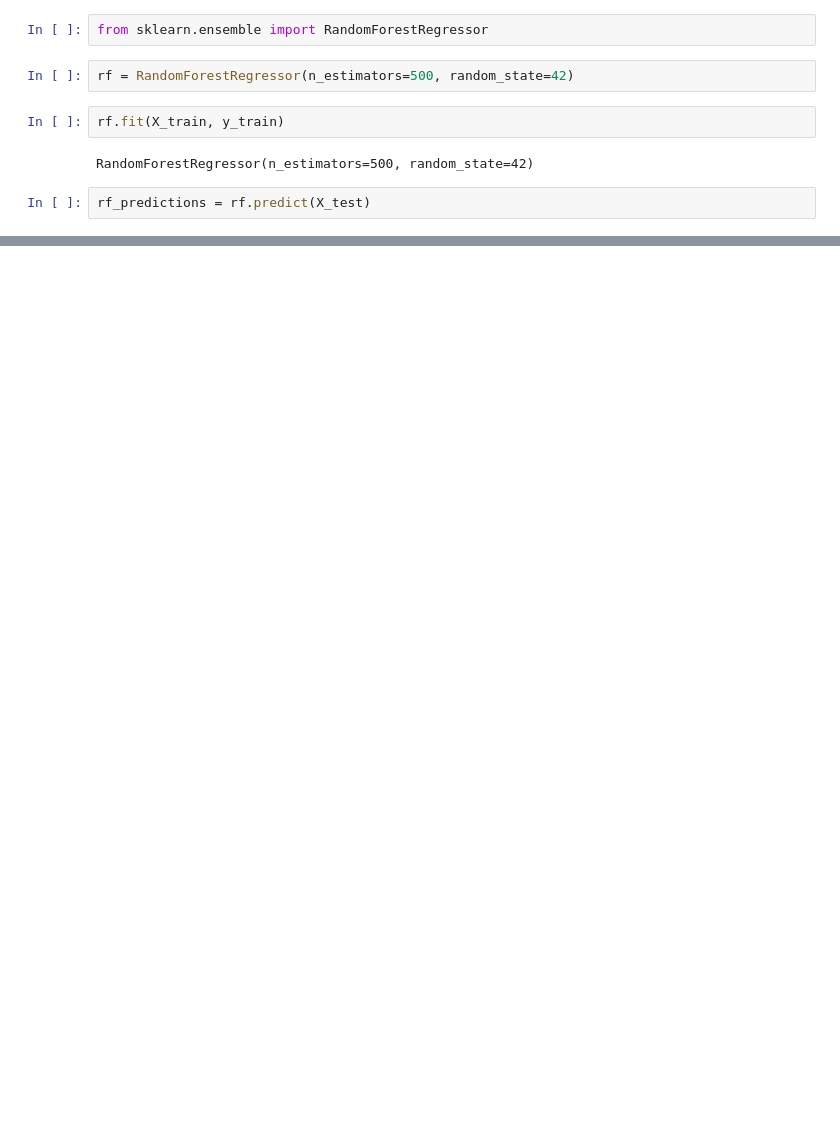
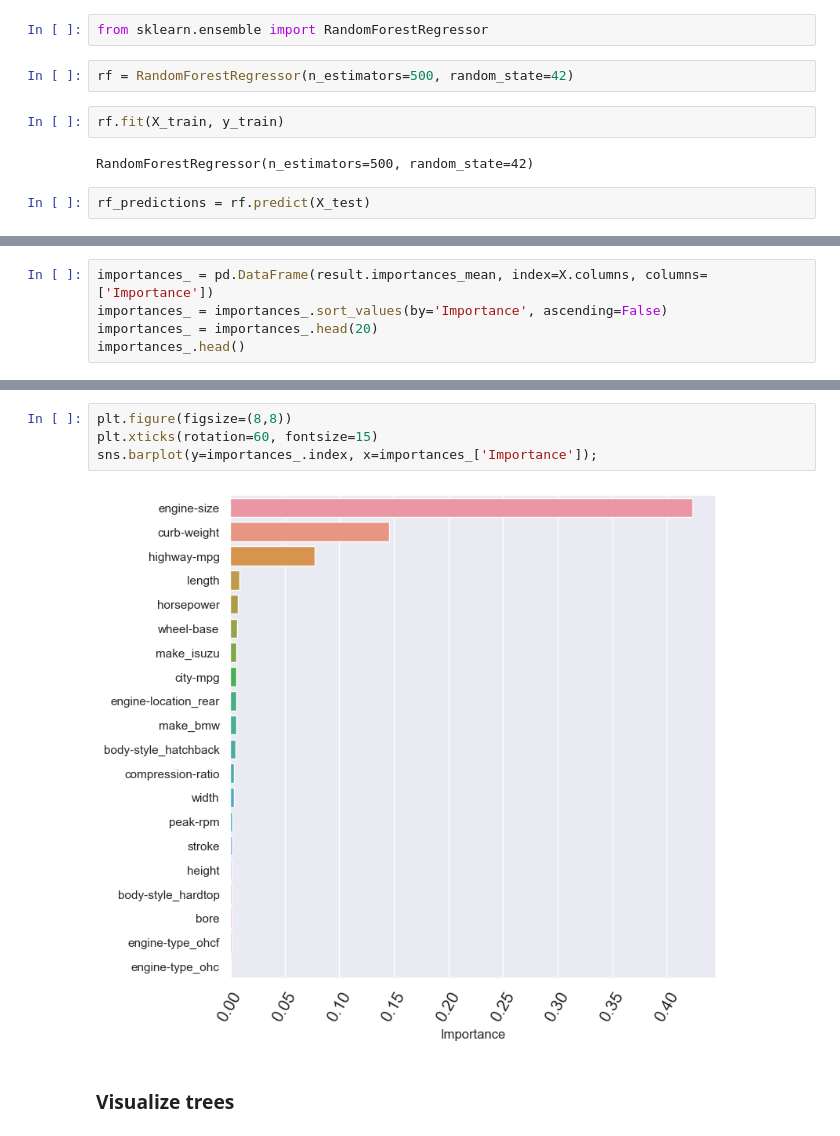
Before and after one commit to lucianawaka/ml_studies, a Jupyter notebook: Udemy/Complete Data Science and Machine Learning Bootcamp in Python/3. Decission Tree and Random Forest/Regression/Decision Tree and Random Forest Regression.ipynb, the cells around one changed output, grey strips where cells are left out. Saved outputs shown, nothing was run; the diff lists cells and outputs as text; blank space fills up the shorter version.

```diff
--- a/Udemy/Complete Data Science and Machine Learning Bootcamp in Python/3. Decission Tree and Random Forest/Regression/Decision Tree and Random Forest Regression.ipynb
+++ b/Udemy/Complete Data Science and Machine Learning Bootcamp in Python/3. Decission Tree and Random Forest/Regression/Decision Tree and Random Forest Regression.ipynb
@@ -144,0 +201,5 @@ The Mean Absolute Error is 2436.171806823059
+# %%
+importances_ = pd.DataFrame(result.importances_mean, index=X.columns, columns=['Importance'])
+importances_ = importances_.sort_values(by='Importance', ascending=False)
+importances_ = importances_.head(20)
+importances_.head()
@@ -144,0 +213,8 @@ The Mean Absolute Error is 2436.171806823059
+# %%
+plt.figure(figsize=(8,8))
+plt.xticks(rotation=60, fontsize=15)
+sns.barplot(y=importances_.index, x=importances_['Importance']);
+# %% [output]
+[figure, added]
+# %% [markdown]
+### Visualize trees
```
Also changed, not shown: parts of 17 cells of this notebook, 1 other file.
